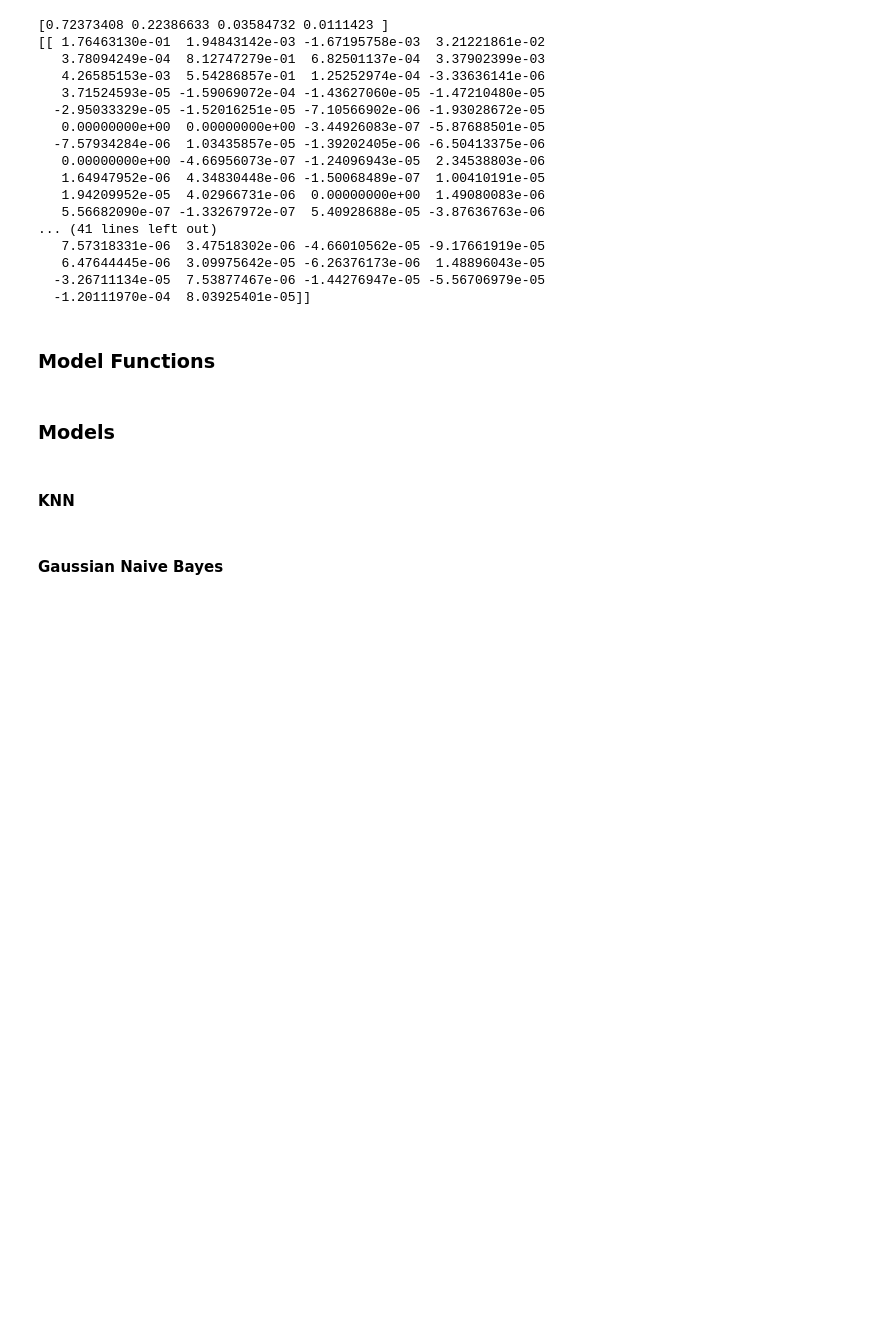
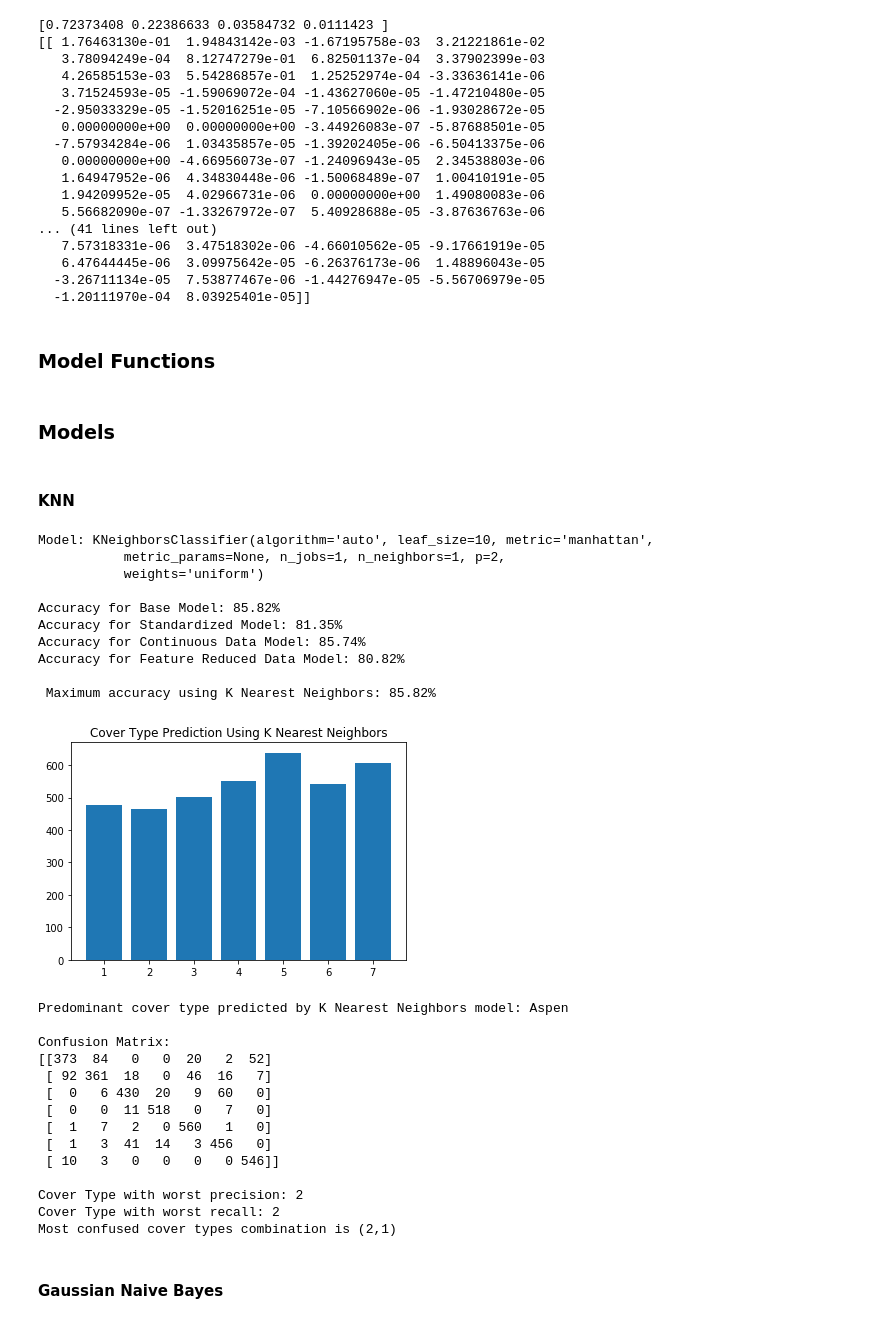
Before and after one commit to paulang-mids/W207-FinalProject, a Jupyter notebook: ForestCoverPrediction.ipynb, the cells around one changed output. Saved outputs shown, nothing was run; the diff lists cells and outputs as text; code cells hidden in the pictures; blank space fills up the shorter version.

```diff
--- a/ForestCoverPrediction.ipynb
+++ b/ForestCoverPrediction.ipynb
@@ -501,14 +484,10 @@ def test_base(model, l_model):
 # %%
 # Function for testing Standardized models
 def test_standardized(model, l_model):
-#     pipeline_m = Pipeline([("std_scalar",std_scalar), ("model",model)])
-#     pipeline_m.fit(train_data.values, train_label.values)
-#     preds = pipeline_m.predict(dev_data.values)
-#     acc = pipeline_m.score(dev_data.values, dev_label.values)
-
-    model.fit(std_train_data, train_label.values)
-    preds = model.predict(std_dev_data)
-    acc = model.score(std_dev_data, dev_label.values)
+    pipeline_m = Pipeline([("std_scalar",std_scalar), ("model",model)])
+    pipeline_m.fit(train_data.values, train_label.values)
+    preds = pipeline_m.predict(dev_data.values)
+    acc = pipeline_m.score(dev_data.values, dev_label.values)
     print("Accuracy for Standardized Model: {:3.2%}".format(acc))
 
     #Append appropriate values to list and return
@@ -614,26 +590,49 @@ def test_model_variations(model, base_m=True, std_m=True, bin_m=True, cv_m=True,
 # b_parm
 # %%
 model_name="K Nearest Neighbors"
-n = 1
-metric = 'manhattan'
-leaf_size=10
-knn_m = KNeighborsClassifier(n_neighbors=n, metric =metric, leaf_size=leaf_size)
+knn_m = KNeighborsClassifier(n_neighbors=1, metric ='manhattan', leaf_size=10)
 l_knn = test_model_variations(knn_m, True, True, False, False, True, True)
 
 print("\n Maximum accuracy using {}: {:3.2%}".format(model_name, np.amax(l_knn[1])))
 max_acc_ind=np.argmax(l_knn[1])  #Index for maximum accuray
 best_preds=l_knn[2][max_acc_ind]  #Best prediction
 #Plot best predicted results
 plot_cover(best_preds, model_name)
 
 print("Predominant cover type predicted by {} model: {}"
       .format(model_name, cover_types[np.unique(best_preds)
                                       [np.argmax(np.unique(best_preds, return_counts=True)[1])] - 1]))
 
 #Generate confusion matrix to understand which cover types are causing
 #more confusion in classifications. It may be worthwhile to try and 're-engineer'
 #the features based on the most confused cover types
 print_confusion(dev_label, best_preds)
+# %% [output]
+Model: KNeighborsClassifier(algorithm='auto', leaf_size=10, metric='manhattan',
+           metric_params=None, n_jobs=1, n_neighbors=1, p=2,
+           weights='uniform')
+
+Accuracy for Base Model: 85.82%
+Accuracy for Standardized Model: 81.35%
+Accuracy for Continuous Data Model: 85.74%
+Accuracy for Feature Reduced Data Model: 80.82%
+
+ Maximum accuracy using K Nearest Neighbors: 85.82%
+[figure, added]
+Predominant cover type predicted by K Nearest Neighbors model: Aspen
+
+Confusion Matrix:
+[[373  84   0   0  20   2  52]
+ [ 92 361  18   0  46  16   7]
+ [  0   6 430  20   9  60   0]
+ [  0   0  11 518   0   7   0]
+ [  1   7   2   0 560   1   0]
+ [  1   3  41  14   3 456   0]
+ [ 10   3   0   0   0   0 546]]
+
+Cover Type with worst precision: 2
+Cover Type with worst recall: 2
+Most confused cover types combination is (2,1)
 # %% [markdown]
 #### Gaussian Naive Bayes
 # %%
```
Also changed, not shown: parts of 102 cells of this notebook.
